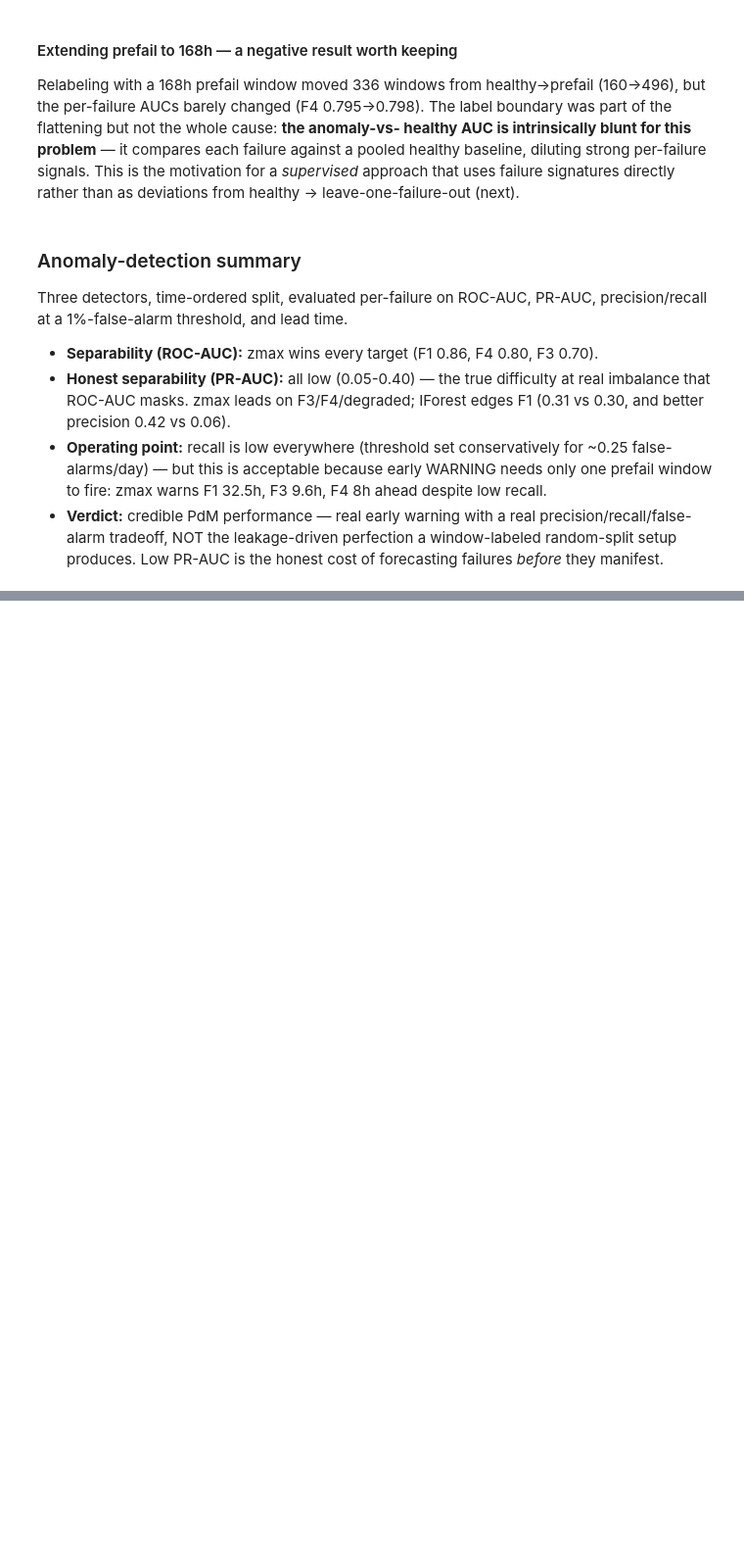
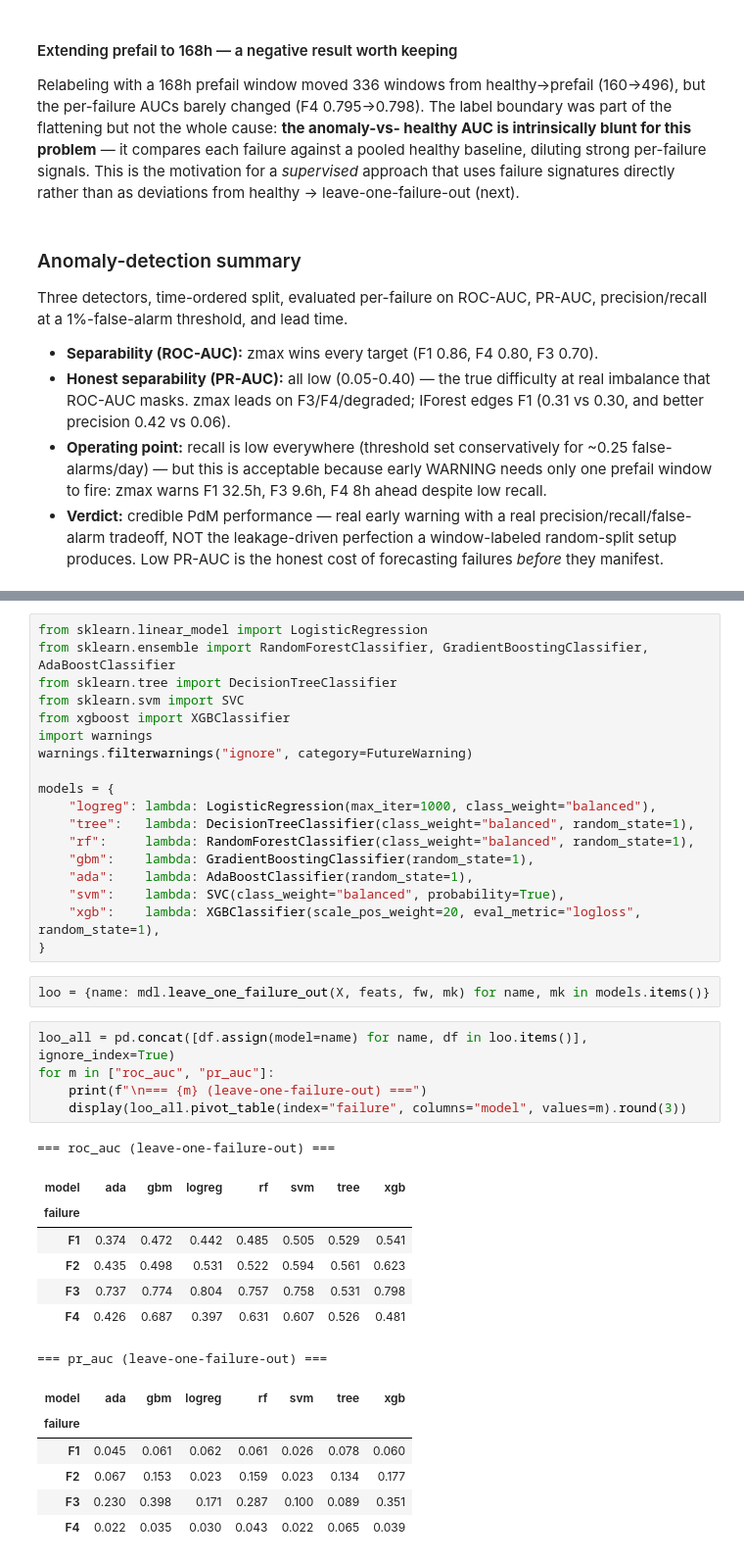
Before and after one commit to Rom5Leo/FAHM_Project, a Jupyter notebook: notebooks/05_modeling.ipynb, the cells around one changed output, grey strips where cells are left out. Shown at 98% size. Cells and saved outputs as stored; diff of their text form; blank space fills up the shorter version.

```diff
--- a/notebooks/05_modeling.ipynb
+++ b/notebooks/05_modeling.ipynb
@@ -422,0 +428,40 @@ final report's honesty.
+# %%
+from sklearn.linear_model import LogisticRegression
+from sklearn.ensemble import RandomForestClassifier, GradientBoostingClassifier, AdaBoostClassifier
+from sklearn.tree import DecisionTreeClassifier
+from sklearn.svm import SVC
+from xgboost import XGBClassifier
+import warnings
+warnings.filterwarnings("ignore", category=FutureWarning)
+
+models = {
+    "logreg": lambda: LogisticRegression(max_iter=1000, class_weight="balanced"),
+    "tree":   lambda: DecisionTreeClassifier(class_weight="balanced", random_state=1),
+    "rf":     lambda: RandomForestClassifier(class_weight="balanced", random_state=1),
+    "gbm":    lambda: GradientBoostingClassifier(random_state=1),
+    "ada":    lambda: AdaBoostClassifier(random_state=1),
+    "svm":    lambda: SVC(class_weight="balanced", probability=True),
+    "xgb":    lambda: XGBClassifier(scale_pos_weight=20, eval_metric="logloss", random_state=1),
+}
+# %%
+loo = {name: mdl.leave_one_failure_out(X, feats, fw, mk) for name, mk in models.items()}
+# %%
+loo_all = pd.concat([df.assign(model=name) for name, df in loo.items()], ignore_index=True)
+for m in ["roc_auc", "pr_auc"]:
+    print(f"\n=== {m} (leave-one-failure-out) ===")
+    display(loo_all.pivot_table(index="failure", columns="model", values=m).round(3))
+# %% [output]
+=== roc_auc (leave-one-failure-out) ===
+| model | ada | gbm | logreg | rf | svm | tree | xgb |
+| failure |  |  |  |  |  |  |  |
+| F1 | 0.374 | 0.472 | 0.442 | 0.485 | 0.505 | 0.529 | 0.541 |
+| F2 | 0.435 | 0.498 | 0.531 | 0.522 | 0.594 | 0.561 | 0.623 |
+| F3 | 0.737 | 0.774 | 0.804 | 0.757 | 0.758 | 0.531 | 0.798 |
+| F4 | 0.426 | 0.687 | 0.397 | 0.631 | 0.607 | 0.526 | 0.481 |
+=== pr_auc (leave-one-failure-out) ===
+| model | ada | gbm | logreg | rf | svm | tree | xgb |
+| failure |  |  |  |  |  |  |  |
+| F1 | 0.045 | 0.061 | 0.062 | 0.061 | 0.026 | 0.078 | 0.060 |
+| F2 | 0.067 | 0.153 | 0.023 | 0.159 | 0.023 | 0.134 | 0.177 |
+| F3 | 0.230 | 0.398 | 0.171 | 0.287 | 0.100 | 0.089 | 0.351 |
+| F4 | 0.022 | 0.035 | 0.030 | 0.043 | 0.022 | 0.065 | 0.039 |
```
Also changed, not shown: parts of 48 cells of this notebook, 3 other files.
